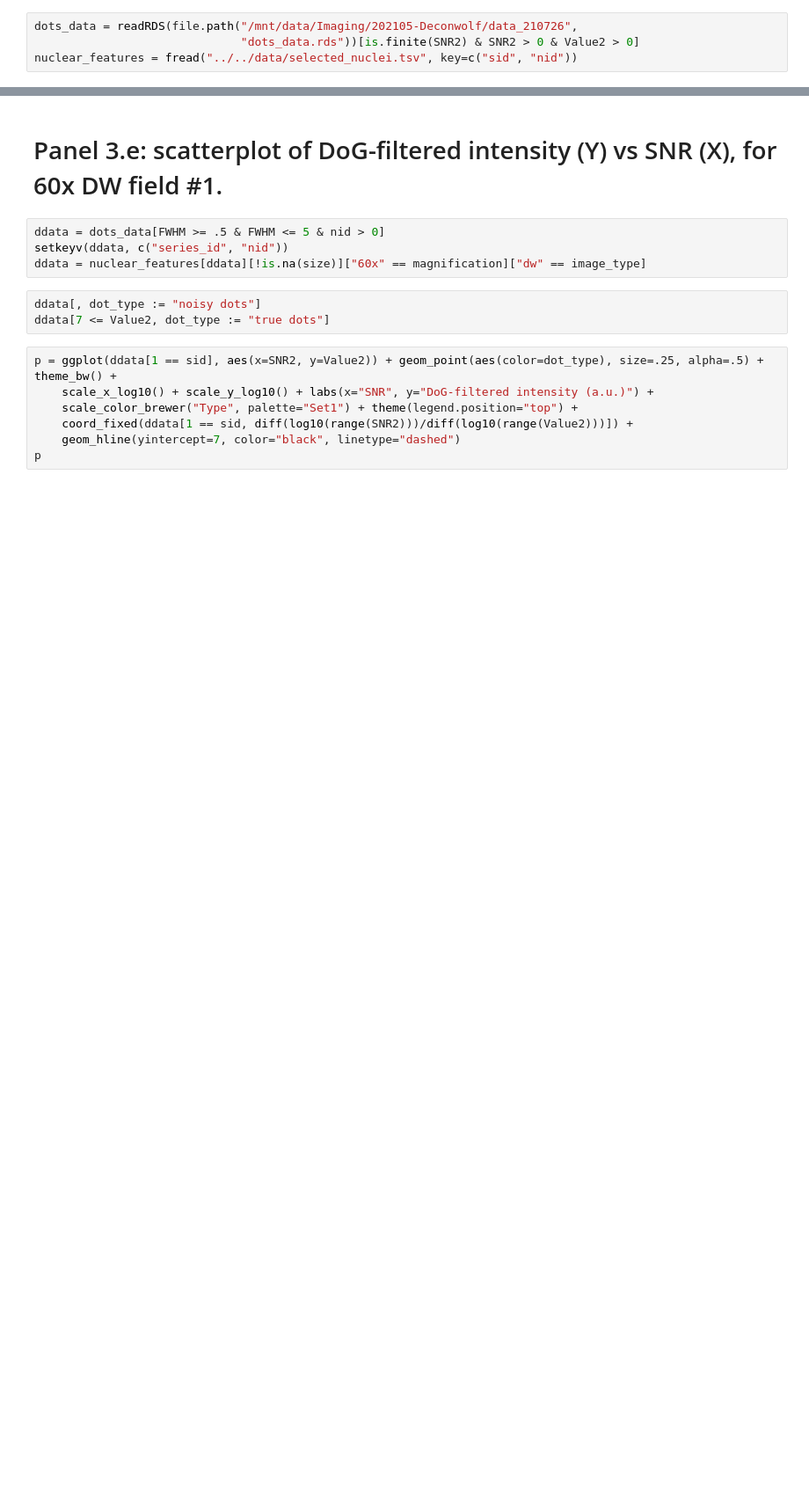
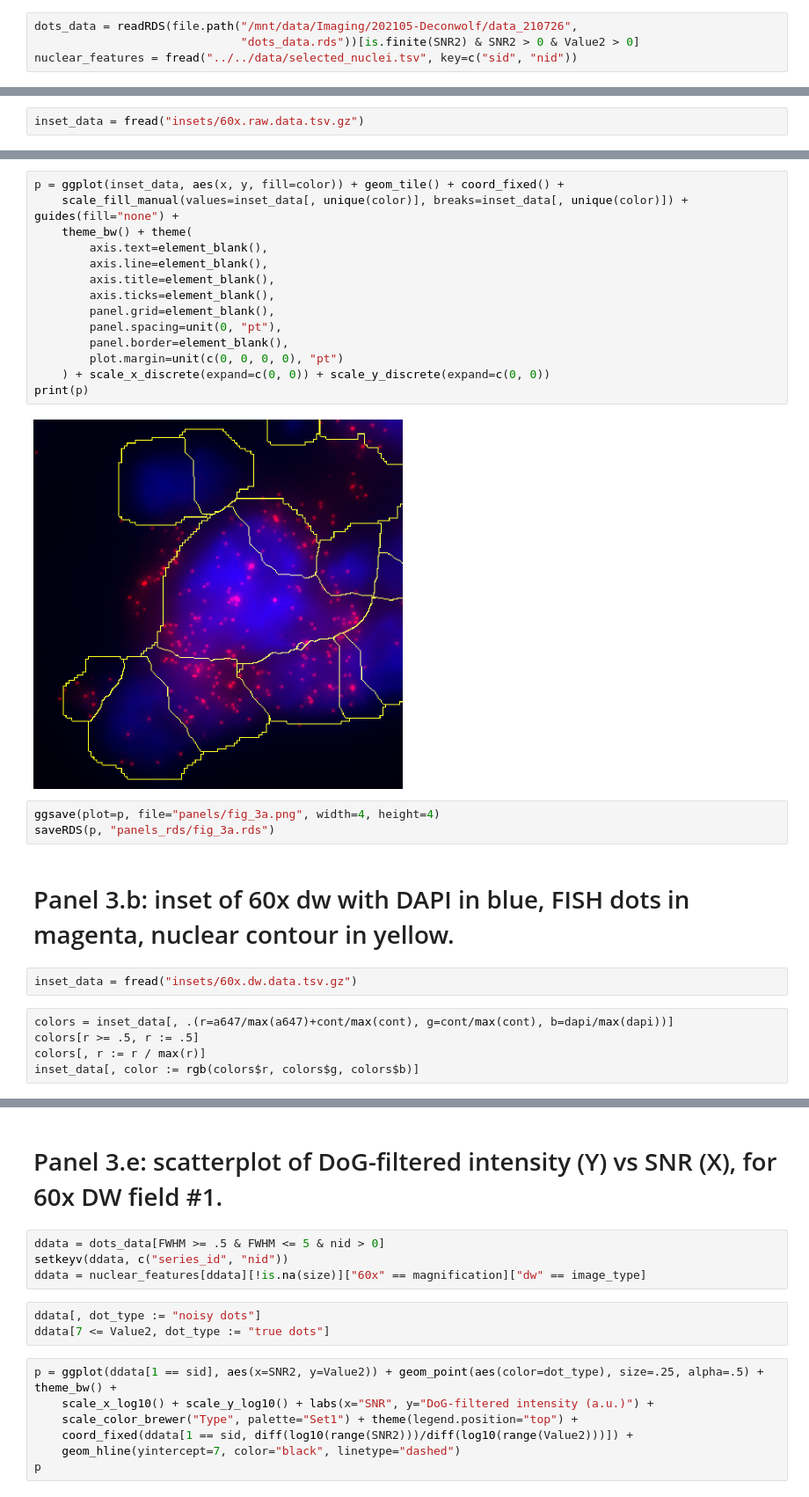
Before and after one commit to ggirelli/deconwolf-smFISH-analysis, a Jupyter notebook: notebooks/manuscript/1_panels.ipynb, the cells around one changed output, grey strips where cells are left out. Shown at 88% size. Cells and saved outputs as stored; diff of their text form; blank space fills up the shorter version.

Commit message:
Exported all insets. Fixing 20x.

```diff
--- a/notebooks/manuscript/1_panels.ipynb
+++ b/notebooks/manuscript/1_panels.ipynb
@@ -28,0 +32,2 @@ nuclear_features = fread("../../data/selected_nuclei.tsv", key=c("sid", "nid"))
+# %%
+inset_data = fread("insets/60x.raw.data.tsv.gz")
@@ -28,0 +44,28 @@ nuclear_features = fread("../../data/selected_nuclei.tsv", key=c("sid", "nid"))
+# %%
+p = ggplot(inset_data, aes(x, y, fill=color)) + geom_tile() + coord_fixed() +
+    scale_fill_manual(values=inset_data[, unique(color)], breaks=inset_data[, unique(color)]) + guides(fill="none") +
+    theme_bw() + theme(
+        axis.text=element_blank(),
+        axis.line=element_blank(),
+        axis.title=element_blank(),
+        axis.ticks=element_blank(),
+        panel.grid=element_blank(),
+        panel.spacing=unit(0, "pt"),
+        panel.border=element_blank(),
+        plot.margin=unit(c(0, 0, 0, 0), "pt")
+    ) + scale_x_discrete(expand=c(0, 0)) + scale_y_discrete(expand=c(0, 0))
+print(p)
+# %% [output]
+[figure, added]
+# %%
+ggsave(plot=p, file="panels/fig_3a.png", width=4, height=4)
+saveRDS(p, "panels_rds/fig_3a.rds")
+# %% [markdown]
+# Panel 3.b: inset of 60x dw with DAPI in blue, FISH dots in magenta, nuclear contour in yellow.
+# %%
+inset_data = fread("insets/60x.dw.data.tsv.gz")
+# %%
+colors = inset_data[, .(r=a647/max(a647)+cont/max(cont), g=cont/max(cont), b=dapi/max(dapi))]
+colors[r >= .5, r := .5]
+colors[, r := r / max(r)]
+inset_data[, color := rgb(colors$r, colors$g, colors$b)]
```
Also changed, not shown: parts of 15 cells of this notebook, 28 other files.
